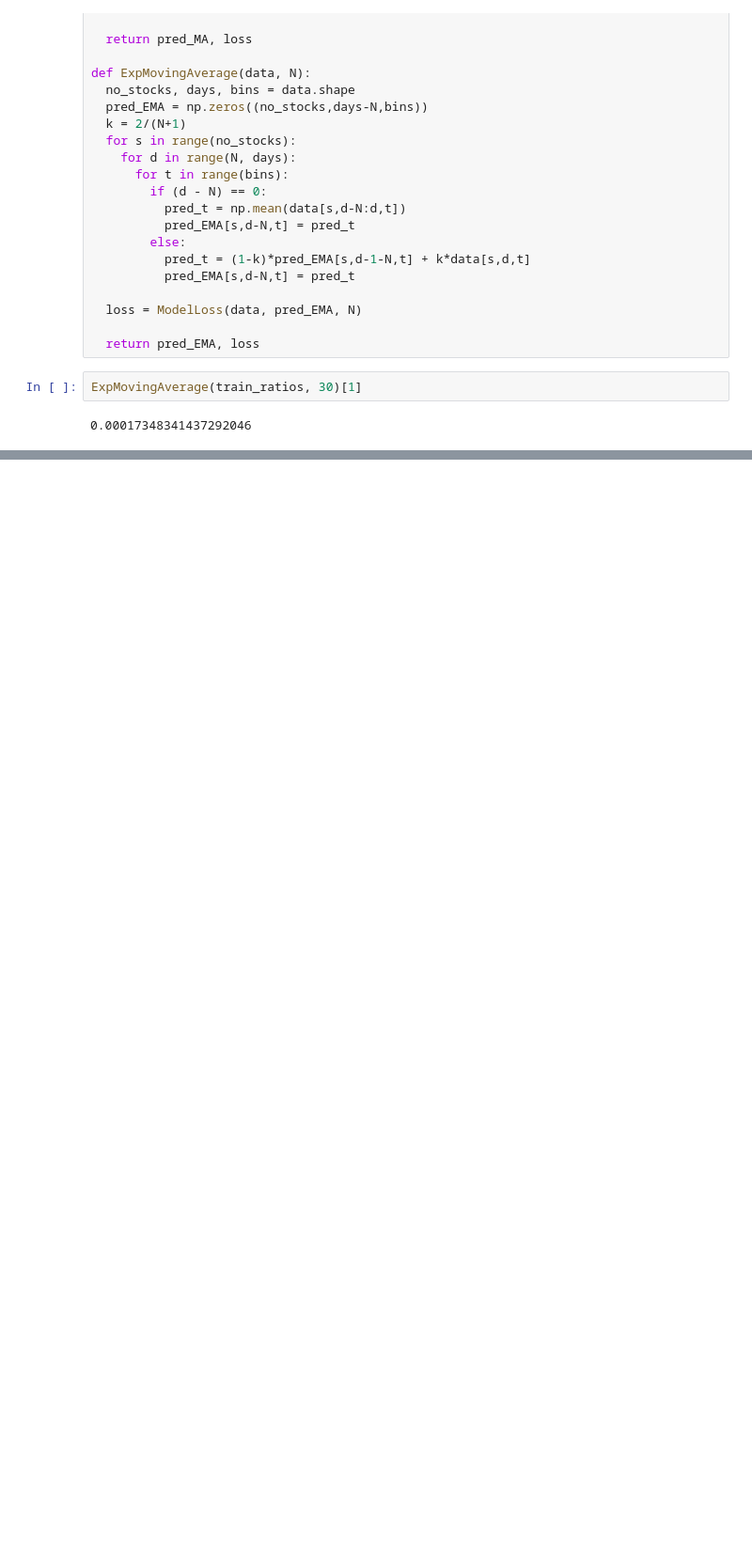
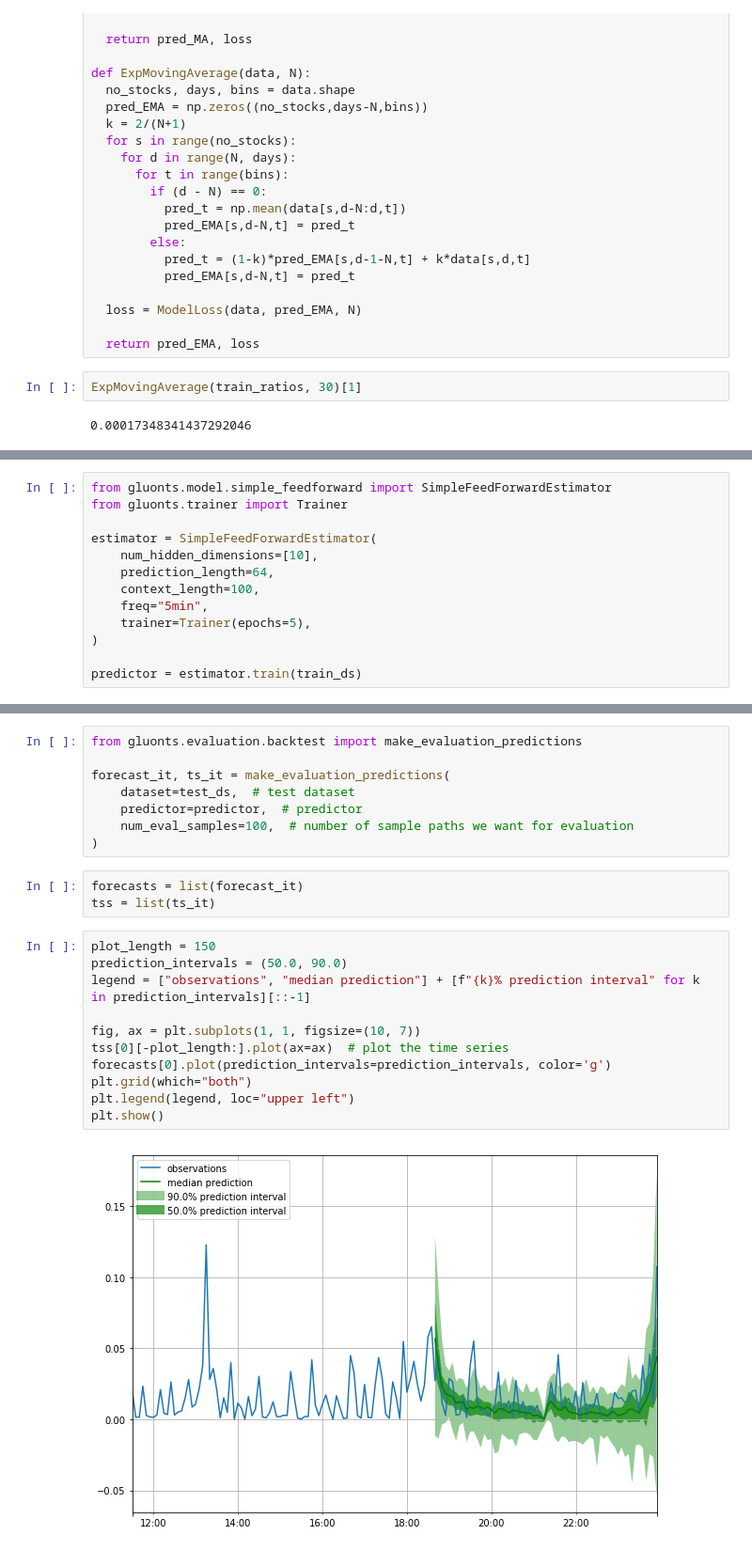
Before and after one commit to emilyj19/TS, a Jupyter notebook: project1.ipynb, the cells around one changed output, grey strips where cells are left out. Shown: that part at 94% size. Saved outputs shown, nothing was run; the diff lists cells and outputs as text; blank space fills up the shorter version.

```diff
--- a/project1.ipynb
+++ b/project1.ipynb
@@ -126,0 +177,13 @@ estimator = DeepAREstimator(freq)
+# %%
+from gluonts.model.simple_feedforward import SimpleFeedForwardEstimator
+from gluonts.trainer import Trainer
+
+estimator = SimpleFeedForwardEstimator(
+    num_hidden_dimensions=[10],
+    prediction_length=64,
+    context_length=100,
+    freq="5min",
+    trainer=Trainer(epochs=5),
+)
+
+predictor = estimator.train(train_ds)
@@ -126,0 +211,24 @@ estimator = DeepAREstimator(freq)
+# %%
+from gluonts.evaluation.backtest import make_evaluation_predictions
+
+forecast_it, ts_it = make_evaluation_predictions(
+    dataset=test_ds,  # test dataset
+    predictor=predictor,  # predictor
+    num_eval_samples=100,  # number of sample paths we want for evaluation
+)
+# %%
+forecasts = list(forecast_it)
+tss = list(ts_it)
+# %%
+plot_length = 150
+prediction_intervals = (50.0, 90.0)
+legend = ["observations", "median prediction"] + [f"{k}% prediction interval" for k in prediction_intervals][::-1]
+
+fig, ax = plt.subplots(1, 1, figsize=(10, 7))
+tss[0][-plot_length:].plot(ax=ax)  # plot the time series
+forecasts[0].plot(prediction_intervals=prediction_intervals, color='g')
+plt.grid(which="both")
+plt.legend(legend, loc="upper left")
+plt.show()
+# %% [output]
+[figure, added]
```
Also changed, not shown: parts of 12 cells of this notebook.
